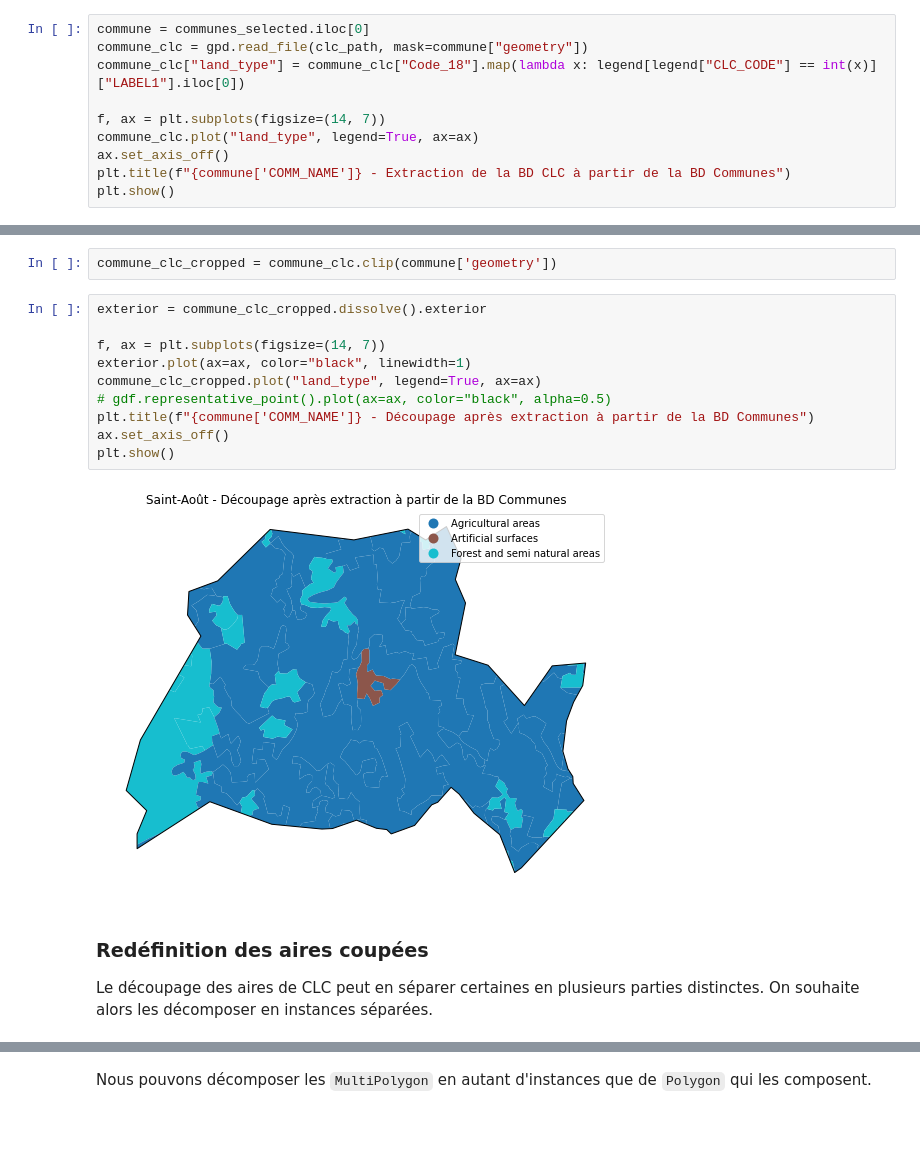
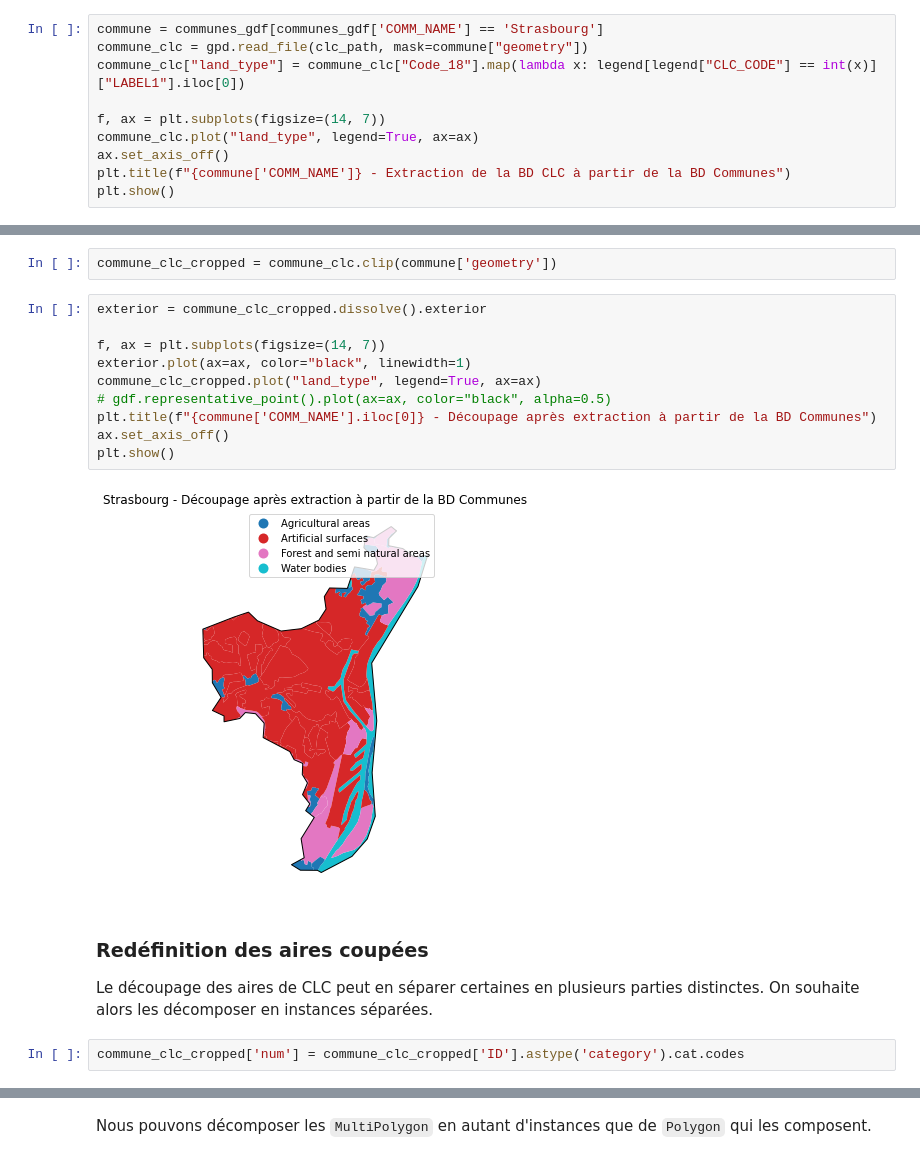
Before and after one commit to massimovenuti/clc-graph-deep-learning, a Jupyter notebook: notebooks/communes_data.ipynb, the cells around one changed output, grey strips where cells are left out. Drawn from its saved outputs; the diff is of its cells as text; blank space fills up the shorter version.

```diff
--- a/notebooks/communes_data.ipynb
+++ b/notebooks/communes_data.ipynb
@@ -163,7 +133,7 @@ clc_path = "../data/raw_data/clc/u2018_clc2018_v2020_20u1_geoPackage/DATA/U2018_
 # %%
 legend = pd.read_csv("../data/raw_data/clc/u2018_clc2018_v2020_20u1_geoPackage/Legend/clc_legend.csv")
 # %%
-commune = communes_selected.iloc[0]
+commune = communes_gdf[communes_gdf['COMM_NAME'] == 'Strasbourg']
 commune_clc = gpd.read_file(clc_path, mask=commune["geometry"])
 commune_clc["land_type"] = commune_clc["Code_18"].map(lambda x: legend[legend["CLC_CODE"] == int(x)]["LABEL1"].iloc[0])
 
@@ -183,19 +153,21 @@ commune_clc_cropped = commune_clc.clip(commune['geometry'])
 # %%
 exterior = commune_clc_cropped.dissolve().exterior
 
 f, ax = plt.subplots(figsize=(14, 7))
 exterior.plot(ax=ax, color="black", linewidth=1)
 commune_clc_cropped.plot("land_type", legend=True, ax=ax)
 # gdf.representative_point().plot(ax=ax, color="black", alpha=0.5)
-plt.title(f"{commune['COMM_NAME']} - Découpage après extraction à partir de la BD Communes")
+plt.title(f"{commune['COMM_NAME'].iloc[0]} - Découpage après extraction à partir de la BD Communes")
 ax.set_axis_off()
 plt.show()
 # %% [output]
-[figure, old version]
+[figure, new version]
 # %% [markdown]
 ### Redéfinition des aires coupées
 
 Le découpage des aires de CLC peut en séparer certaines en plusieurs parties distinctes. On souhaite alors les décomposer en instances séparées.
+# %%
+commune_clc_cropped['num'] = commune_clc_cropped['ID'].astype('category').cat.codes
 # %%
 multipolygons = commune_clc_cropped[commune_clc_cropped["geometry"].geom_type == "MultiPolygon"]
 multipolygons.head()
```
Also changed, not shown: parts of 18 cells of this notebook, 54 other files.
